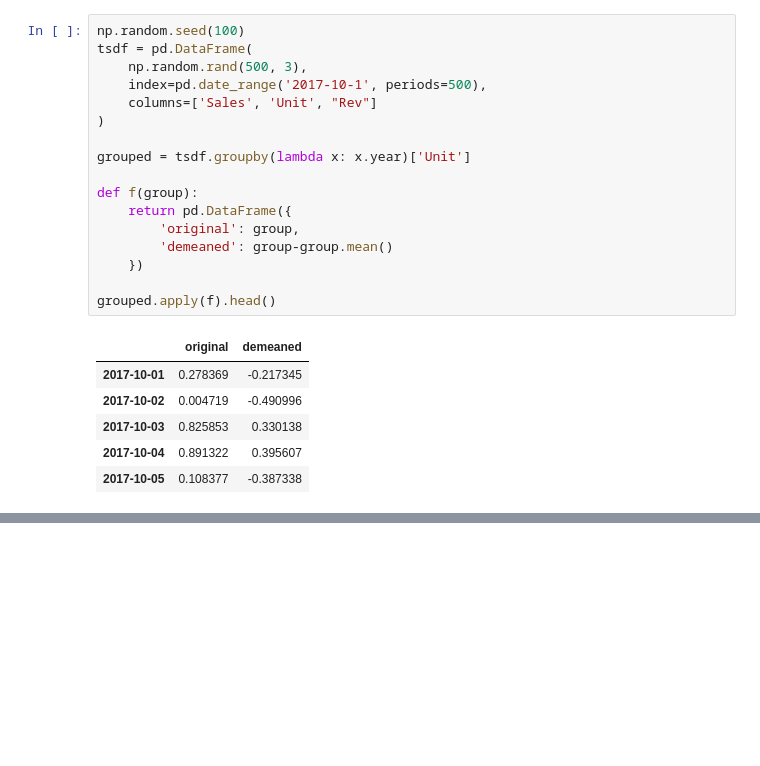
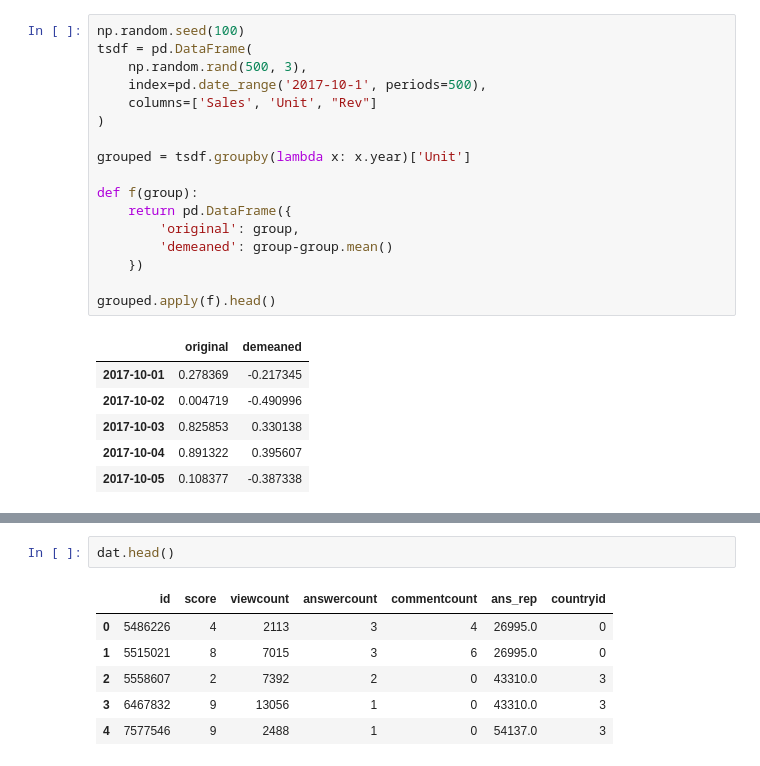
Before and after one commit to onlyphantom/WebAnalytics, a Jupyter notebook: panda_documentation.ipynb, the cells around one changed output, grey strips where cells are left out. Drawn from its saved outputs; the diff is of its cells as text; blank space fills up the shorter version.

```diff
--- a/panda_documentation.ipynb
+++ b/panda_documentation.ipynb
@@ -533,0 +625,9 @@ grouped.apply(f).head()
+# %%
+dat.head()
+# %% [output]
+|  | id | score | viewcount | answercount | commentcount | ans_rep | countryid |
+| 0 | 5486226 | 4 | 2113 | 3 | 4 | 26995.0 | 0 |
+| 1 | 5515021 | 8 | 7015 | 3 | 6 | 26995.0 | 0 |
+| 2 | 5558607 | 2 | 7392 | 2 | 0 | 43310.0 | 3 |
+| 3 | 6467832 | 9 | 13056 | 1 | 0 | 43310.0 | 3 |
+| 4 | 7577546 | 9 | 2488 | 1 | 0 | 54137.0 | 3 |
```
Also changed, not shown: parts of 14 cells of this notebook.
